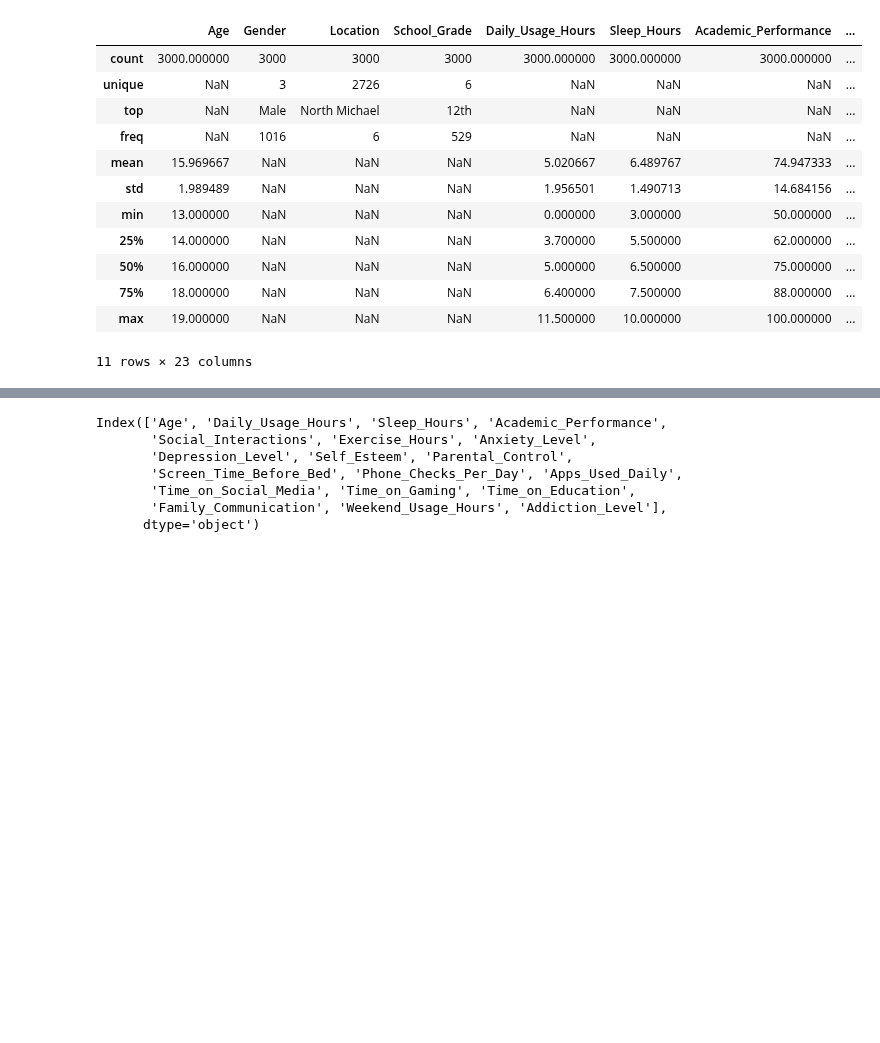
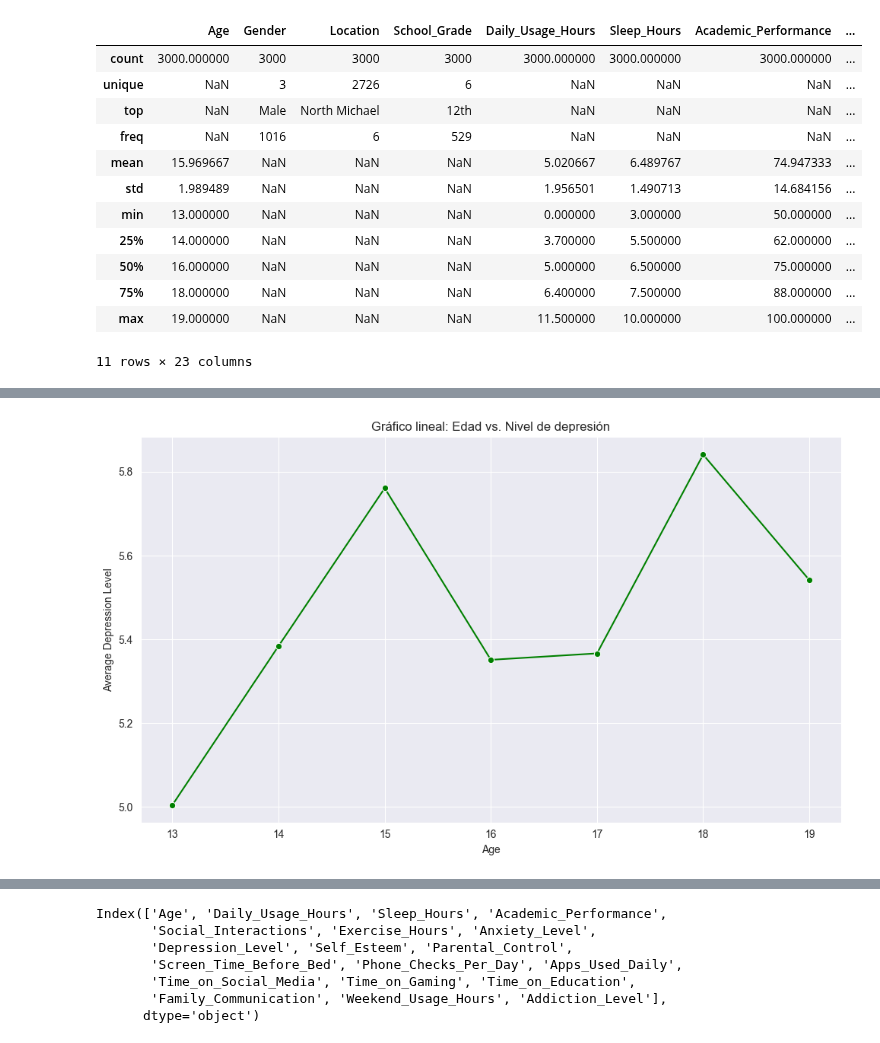
Before and after one commit to somoel/uso_telefono_adolescentes, a Jupyter notebook: notebooks/analysis.ipynb, the cells around one changed output, grey strips where cells are left out. Saved outputs shown, nothing was run; the diff lists cells and outputs as text; code cells hidden in the pictures; blank space fills up the shorter version.

```diff
--- a/notebooks/analysis.ipynb
+++ b/notebooks/analysis.ipynb
@@ -230,0 +209,15 @@ plt.show()
+# %%
+# edad vs dpresion
+grouped_df = df.groupby('Age')['Depression_Level'].mean().reset_index()
+
+# Create the line plot
+plt.figure(figsize=(10, 6))
+sns.lineplot(data=grouped_df, x='Age', y='Depression_Level', marker='o', color='green')
+plt.title('Gráfico lineal: Edad vs. Nivel de depresión')
+plt.xlabel('Age')
+plt.ylabel('Average Depression Level')
+plt.grid(True)
+plt.tight_layout()
+plt.show()
+# %% [output]
+[figure, added]
```
Also changed, not shown: parts of 43 cells of this notebook, 9 other files.
